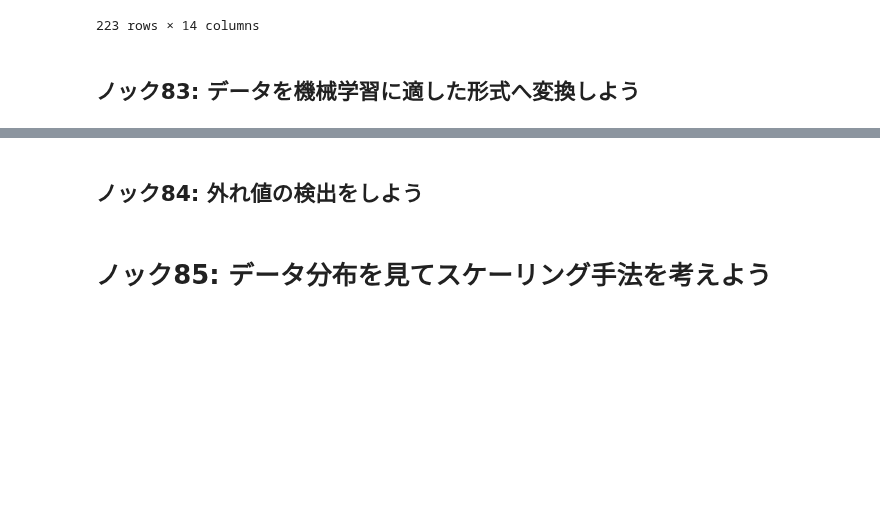
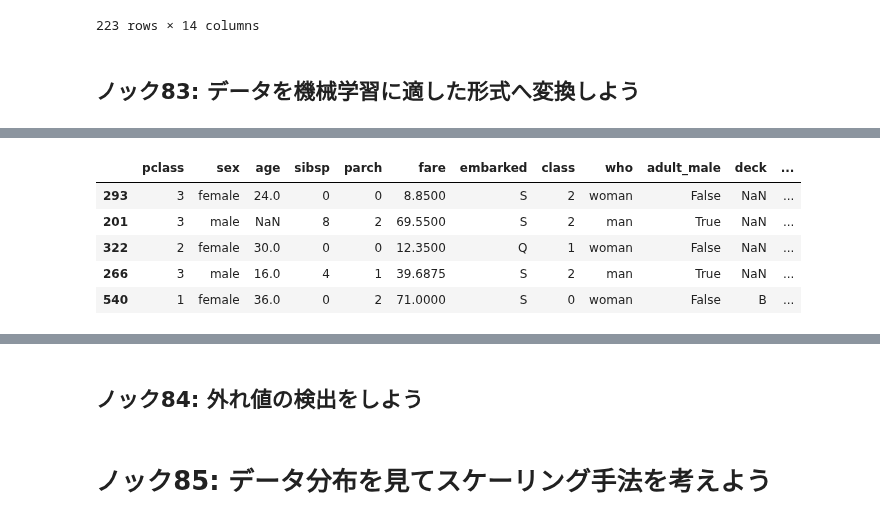
Before and after one commit to winuim/python-process-visualization-100, a Jupyter notebook: chapter-7/src/chapter-7.ipynb, the cells around one changed output, grey strips where cells are left out. Cells and saved outputs as stored; diff of their text form; code cells hidden in the pictures; blank space fills up the shorter version.

```diff
--- a/chapter-7/src/chapter-7.ipynb
+++ b/chapter-7/src/chapter-7.ipynb
@@ -88,0 +111,13 @@ test_ds
+# %%
+from sklearn.preprocessing import LabelEncoder
+label_encoded = train_ds.copy()
+class_encoder = LabelEncoder()
+label_encoded["class"] = class_encoder.fit_transform(label_encoded["class"])
+label_encoded.head()
+# %% [output]
+|  | pclass | sex | age | sibsp | parch | fare | embarked | class | who | adult_male | deck | ... |
+| 293 | 3 | female | 24.0 | 0 | 0 | 8.8500 | S | 2 | woman | False | NaN | ... |
+| 201 | 3 | male | NaN | 8 | 2 | 69.5500 | S | 2 | man | True | NaN | ... |
+| 322 | 2 | female | 30.0 | 0 | 0 | 12.3500 | Q | 1 | woman | False | NaN | ... |
+| 266 | 3 | male | 16.0 | 4 | 1 | 39.6875 | S | 2 | man | True | NaN | ... |
+| 540 | 1 | female | 36.0 | 0 | 2 | 71.0000 | S | 0 | woman | False | B | ... |
```
Also changed, not shown: parts of 5 cells of this notebook.
